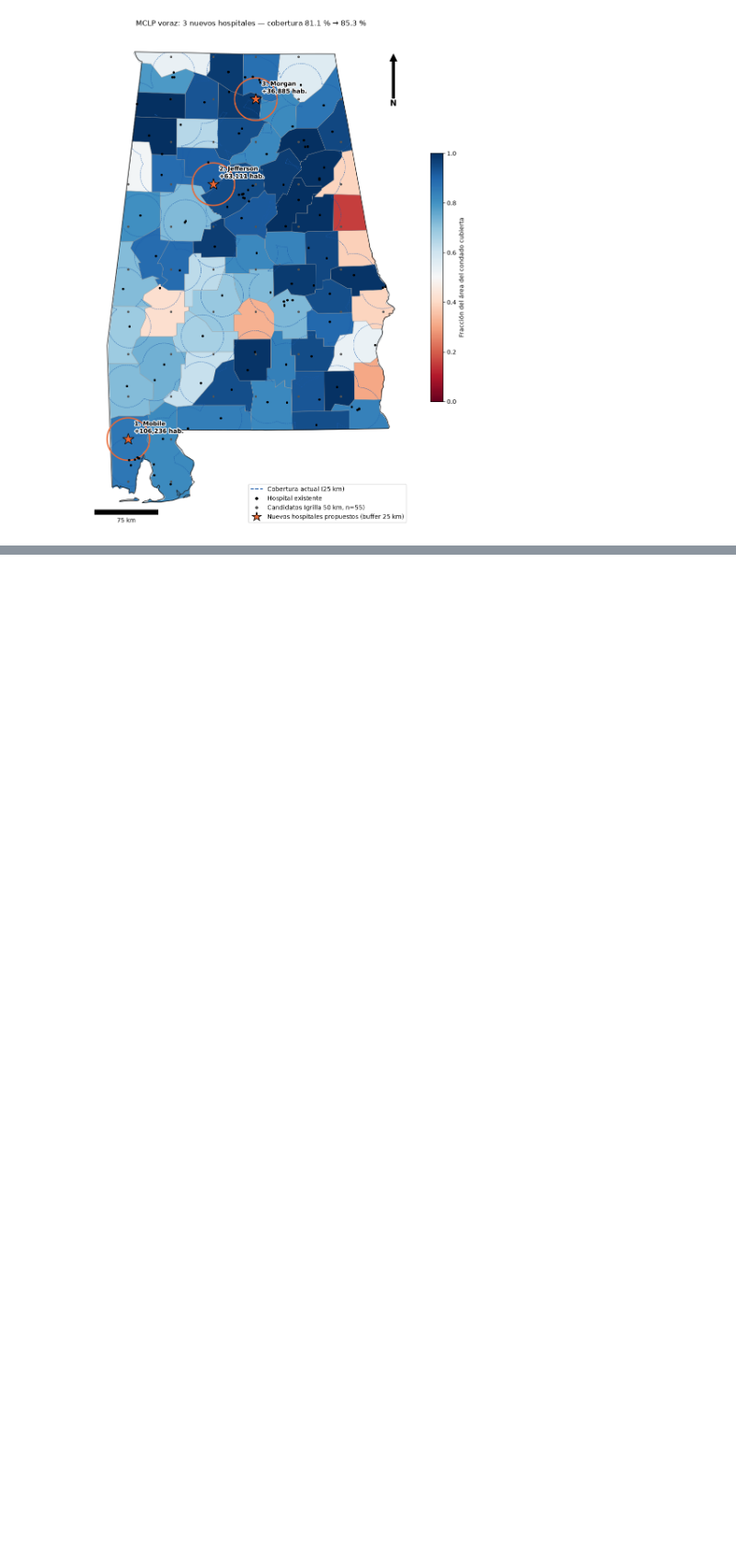
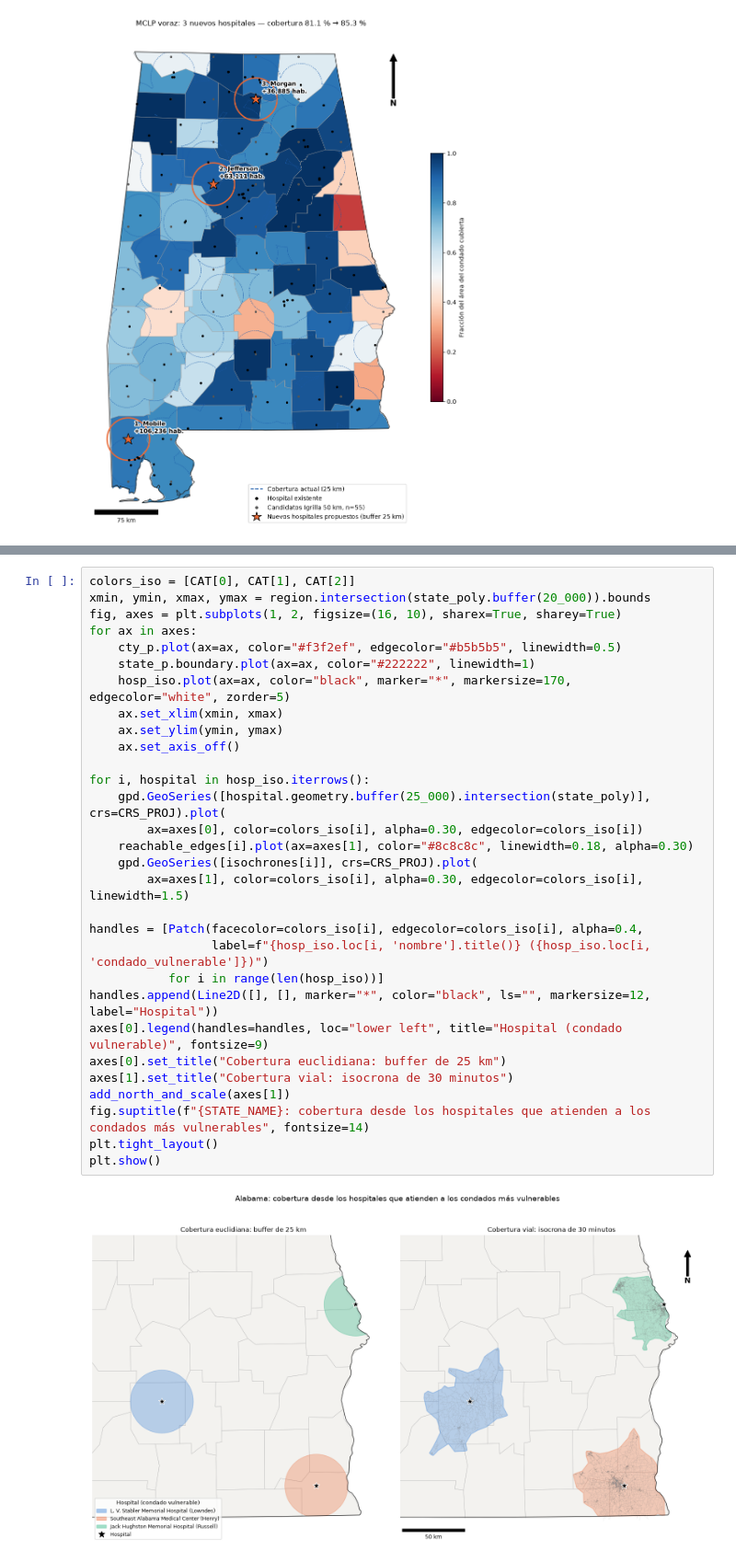
Before and after one commit to Branuvg/lab5_modsim, a Jupyter notebook: lab5.ipynb, the cells around one changed output, grey strips where cells are left out. Shown at 92% size. Drawn from its saved outputs; the diff is of its cells as text; blank space fills up the shorter version.

Commit message:
Task 3.1: isocronas de 30 minutos sobre la red vial de Alabama

```diff
--- a/lab5.ipynb
+++ b/lab5.ipynb
@@ -824,0 +1049,32 @@ plt.show()
+# %%
+colors_iso = [CAT[0], CAT[1], CAT[2]]
+xmin, ymin, xmax, ymax = region.intersection(state_poly.buffer(20_000)).bounds
+fig, axes = plt.subplots(1, 2, figsize=(16, 10), sharex=True, sharey=True)
+for ax in axes:
+    cty_p.plot(ax=ax, color="#f3f2ef", edgecolor="#b5b5b5", linewidth=0.5)
+    state_p.boundary.plot(ax=ax, color="#222222", linewidth=1)
+    hosp_iso.plot(ax=ax, color="black", marker="*", markersize=170, edgecolor="white", zorder=5)
+    ax.set_xlim(xmin, xmax)
+    ax.set_ylim(ymin, ymax)
+    ax.set_axis_off()
+
+for i, hospital in hosp_iso.iterrows():
+    gpd.GeoSeries([hospital.geometry.buffer(25_000).intersection(state_poly)], crs=CRS_PROJ).plot(
+        ax=axes[0], color=colors_iso[i], alpha=0.30, edgecolor=colors_iso[i])
+    reachable_edges[i].plot(ax=axes[1], color="#8c8c8c", linewidth=0.18, alpha=0.30)
+    gpd.GeoSeries([isochrones[i]], crs=CRS_PROJ).plot(
+        ax=axes[1], color=colors_iso[i], alpha=0.30, edgecolor=colors_iso[i], linewidth=1.5)
+
+handles = [Patch(facecolor=colors_iso[i], edgecolor=colors_iso[i], alpha=0.4,
+                 label=f"{hosp_iso.loc[i, 'nombre'].title()} ({hosp_iso.loc[i, 'condado_vulnerable']})")
+           for i in range(len(hosp_iso))]
+handles.append(Line2D([], [], marker="*", color="black", ls="", markersize=12, label="Hospital"))
+axes[0].legend(handles=handles, loc="lower left", title="Hospital (condado vulnerable)", fontsize=9)
+axes[0].set_title("Cobertura euclidiana: buffer de 25 km")
+axes[1].set_title("Cobertura vial: isocrona de 30 minutos")
+add_north_and_scale(axes[1])
+fig.suptitle(f"{STATE_NAME}: cobertura desde los hospitales que atienden a los condados más vulnerables", fontsize=14)
+plt.tight_layout()
+plt.show()
+# %% [output]
+[figure, added]
```
Also changed, not shown: parts of 7 cells of this notebook, 1 other file.
